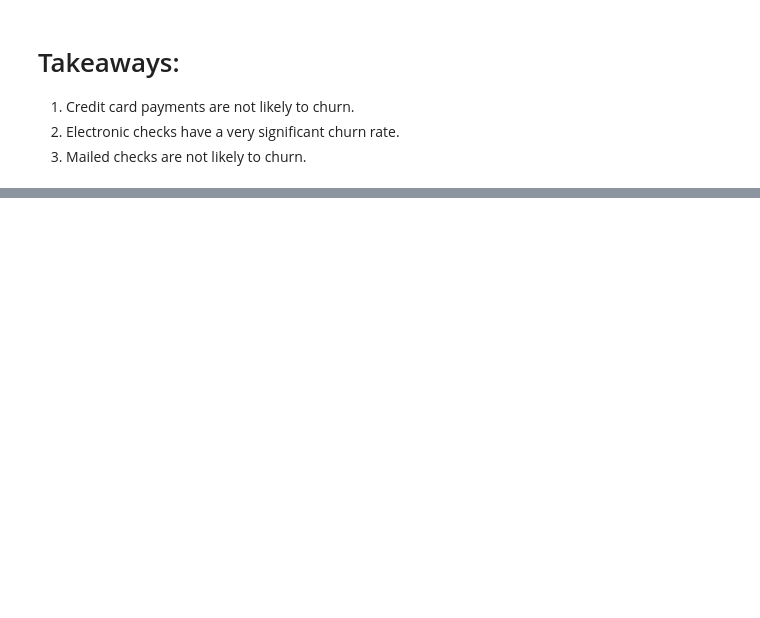
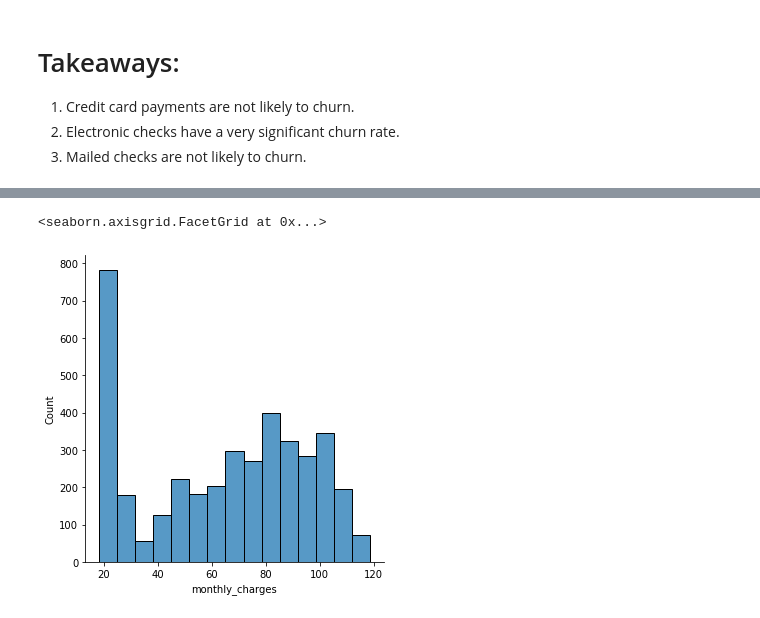
Before and after one commit to paigerackley/classification-project, a Jupyter notebook: workbook.ipynb, the cells around one changed output, grey strips where cells are left out. Cells and saved outputs as stored; diff of their text form; code cells hidden in the pictures; blank space fills up the shorter version.

```diff
--- a/workbook.ipynb
+++ b/workbook.ipynb
@@ -358,2 +378,8 @@ for i, feature in enumerate(features):
 
 This is big, because this shows a theme.
+# %%
+# distribution of monthly charges
+sns.displot(train, x=train.monthly_charges)
+# %% [output]
+<seaborn.axisgrid.FacetGrid at 0x...>
+[figure, added]
```
Also changed, not shown: parts of 27 cells of this notebook, 2 other files.
